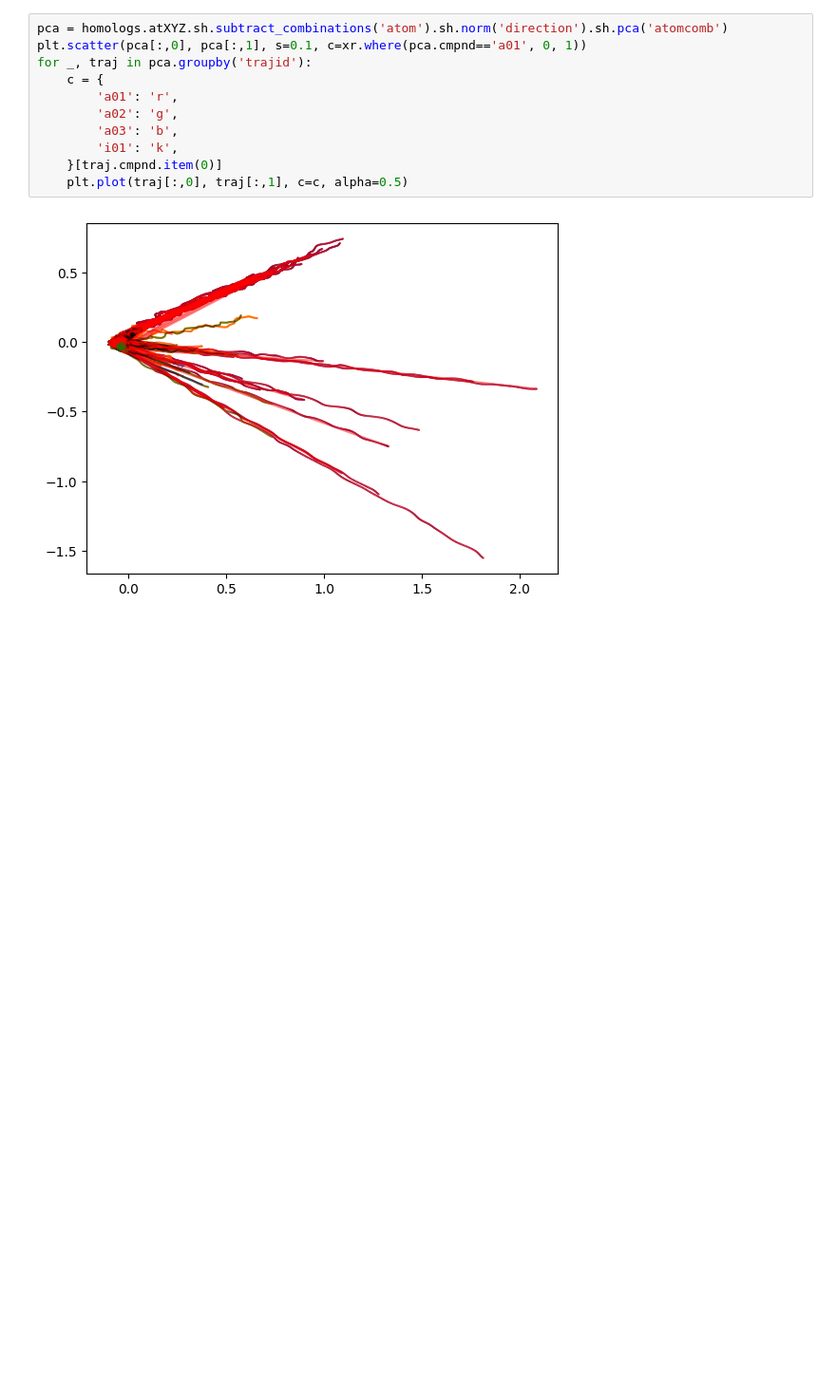
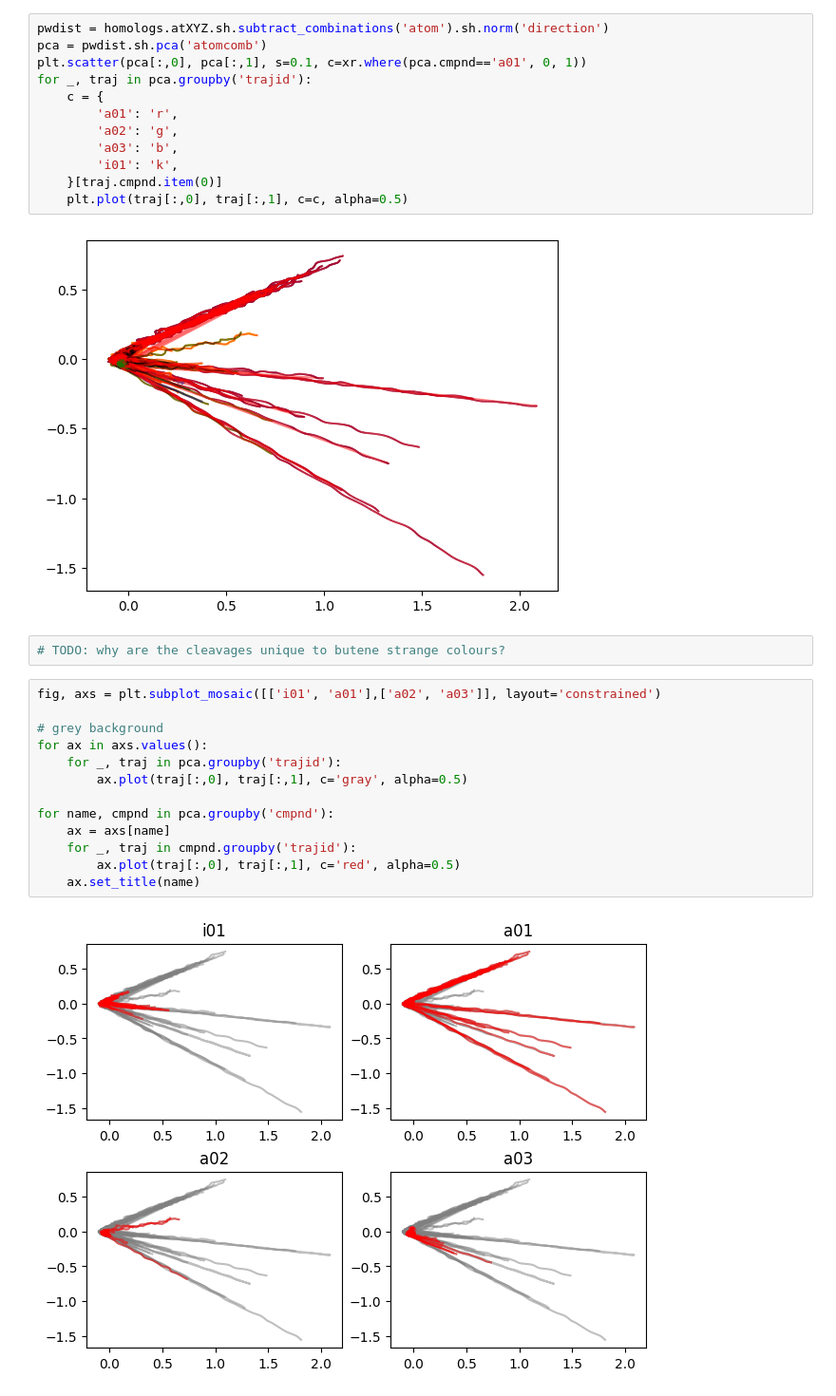
Before and after one commit to SHNITSEL/shnitsel-tools, a Jupyter notebook: tutorials/16_multiple_molecules.ipynb, the cells around one changed output. Shown at 95% size. Saved outputs shown, nothing was run; the diff lists cells and outputs as text; blank space fills up the shorter version.

Commit message:
Start homologous clustering of pairwise interatomic distances

```diff
--- a/tutorials/16_multiple_molecules.ipynb
+++ b/tutorials/16_multiple_molecules.ipynb
@@ -151,7 +151,8 @@ Coordinates: (12/13)
 Attributes:
     delta_t:  0.5
 # %%
-pca = homologs.atXYZ.sh.subtract_combinations('atom').sh.norm('direction').sh.pca('atomcomb')
+pwdist = homologs.atXYZ.sh.subtract_combinations('atom').sh.norm('direction')
+pca = pwdist.sh.pca('atomcomb')
 plt.scatter(pca[:,0], pca[:,1], s=0.1, c=xr.where(pca.cmpnd=='a01', 0, 1))
 for _, traj in pca.groupby('trajid'):
     c = {
@@ -163,3 +164,20 @@ for _, traj in pca.groupby('trajid'):
     plt.plot(traj[:,0], traj[:,1], c=c, alpha=0.5)
 # %% [output]
 [figure]
+# %%
+# TODO: why are the cleavages unique to butene strange colours?
+# %%
+fig, axs = plt.subplot_mosaic([['i01', 'a01'],['a02', 'a03']], layout='constrained')
+
+# grey background
+for ax in axs.values():
+    for _, traj in pca.groupby('trajid'):
+        ax.plot(traj[:,0], traj[:,1], c='gray', alpha=0.5)
+
+for name, cmpnd in pca.groupby('cmpnd'):
+    ax = axs[name]
+    for _, traj in cmpnd.groupby('trajid'):
+        ax.plot(traj[:,0], traj[:,1], c='red', alpha=0.5)
+    ax.set_title(name)
+# %% [output]
+[figure, added]
```
Also changed, not shown: parts of 20 cells of this notebook.
